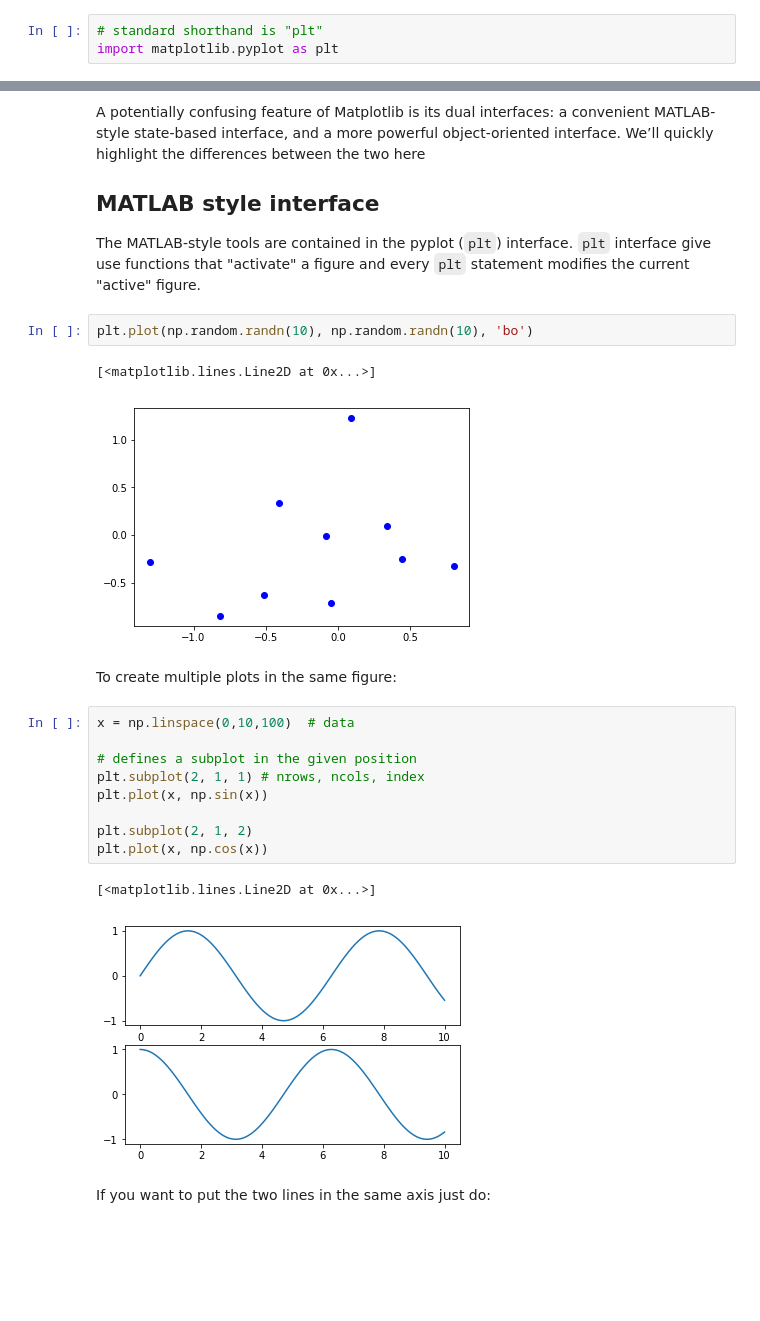
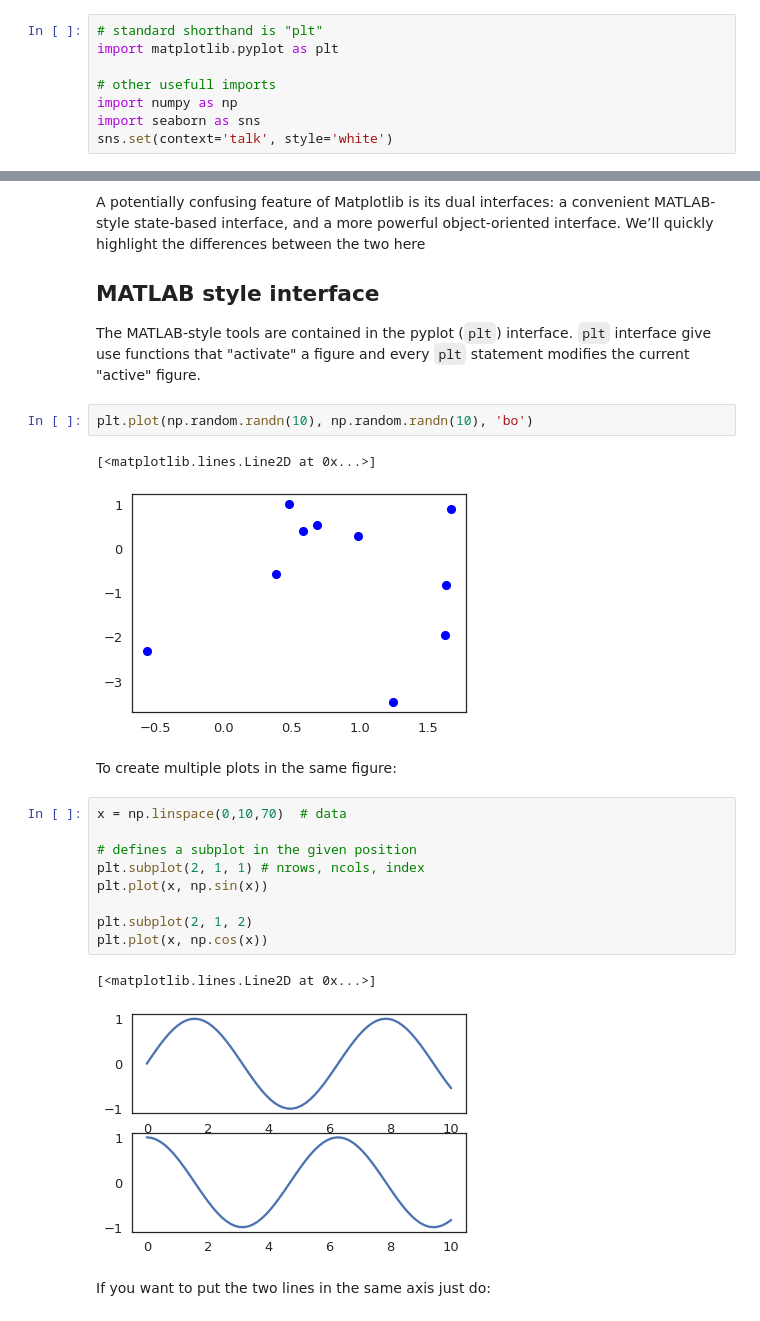
Before and after one commit to BielStela/Curs_UB, a Jupyter notebook: dia_3/DataViz/Matplotlib.ipynb, the cells around one changed output, grey strips where cells are left out. Cells and saved outputs as stored; diff of their text form; blank space fills up the shorter version.

```diff
--- a/dia_3/DataViz/Matplotlib.ipynb
+++ b/dia_3/DataViz/Matplotlib.ipynb
@@ -15,6 +15,11 @@ In order to use those high levels libraries, it will be handy to understand the
 # %%
 # standard shorthand is "plt"
 import matplotlib.pyplot as plt
+
+# other usefull imports
+import numpy as np
+import seaborn as sns
+sns.set(context='talk', style='white')
 # %% [markdown]
 ## plotting in scripts and notebooks
 
@@ -62,21 +68,21 @@ The MATLAB-style tools are contained in the pyplot (`plt`) interface. `plt` inte
 plt.plot(np.random.randn(10), np.random.randn(10), 'bo')
 # %% [output]
 [<matplotlib.lines.Line2D at 0x...>]
-[figure, old version]
+[figure, new version]
 # %% [markdown]
 To create multiple plots in the same figure:
 # %%
-x = np.linspace(0,10,100)  # data
+x = np.linspace(0,10,70)  # data
 
 # defines a subplot in the given position
 plt.subplot(2, 1, 1) # nrows, ncols, index
 plt.plot(x, np.sin(x))
 
 plt.subplot(2, 1, 2)
 plt.plot(x, np.cos(x))
 # %% [output]
 [<matplotlib.lines.Line2D at 0x...>]
-[figure, old version]
+[figure, new version]
 # %% [markdown]
 If you want to put the two lines in the same axis just do:
 # %%
```
Also changed, not shown: parts of 53 cells of this notebook, 6 other files.
